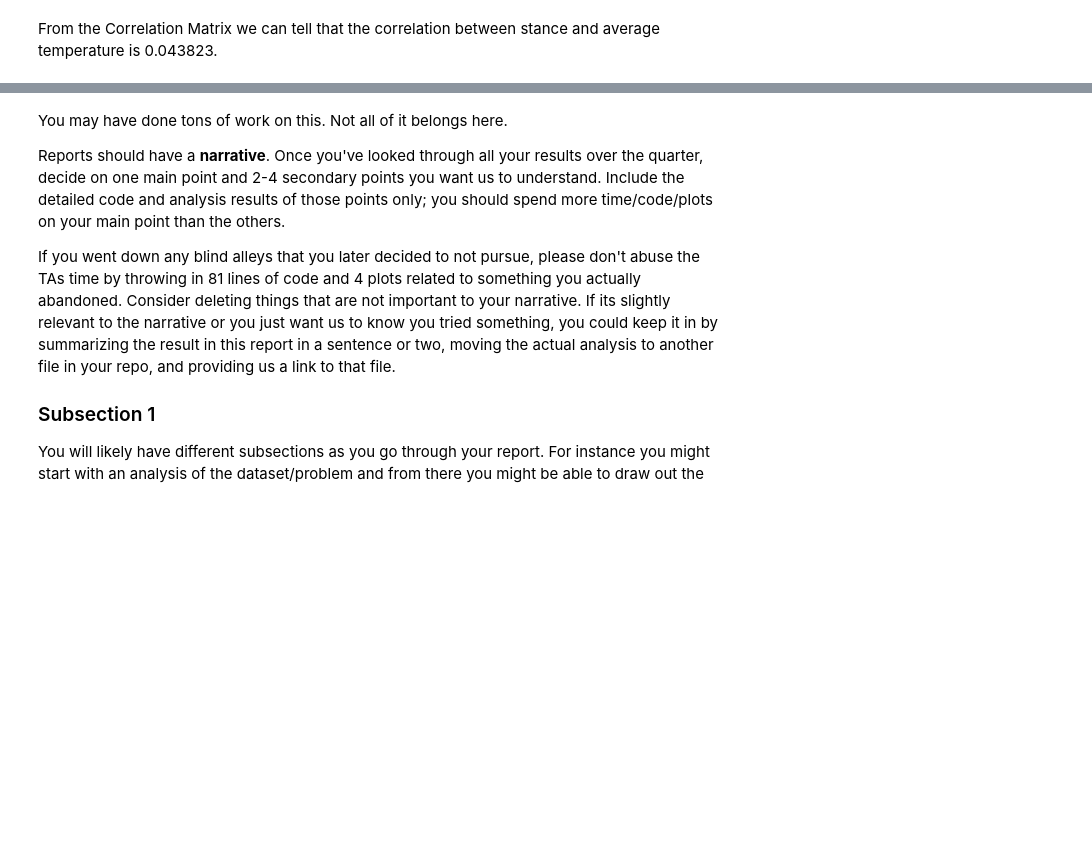
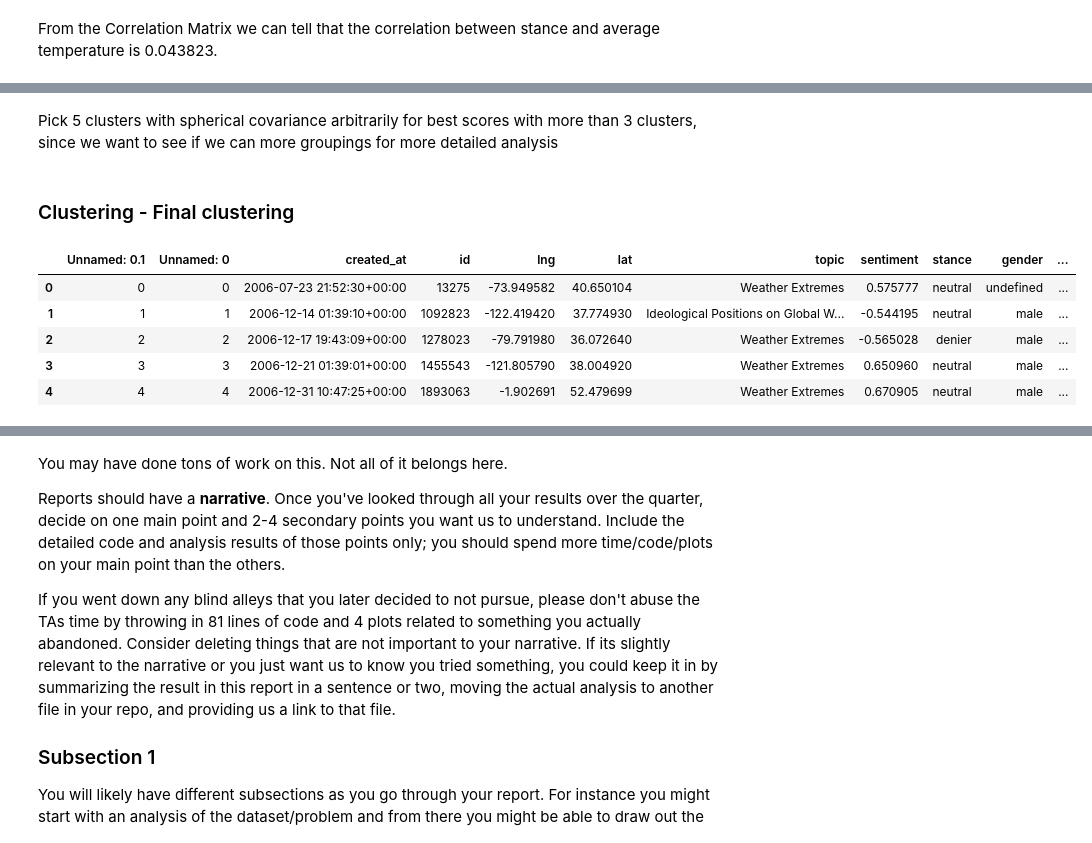
Before and after one commit to Kisha-H/Group-YAQ, a Jupyter notebook: FinalProject_groupXXX.ipynb, the cells around one changed output, grey strips where cells are left out. Cells and saved outputs as stored; diff of their text form; code cells hidden in the pictures; blank space fills up the shorter version.

Commit message:
clustering

```diff
--- a/FinalProject_groupXXX.ipynb
+++ b/FinalProject_groupXXX.ipynb
@@ -219,0 +289,8 @@ From the Correlation Matrix we can tell that the correlation between stance and
+# %%
+pipeline = ColumnTransformer([
+    ('standard_scale', StandardScaler(), ss_columns),
+    ('one_hot', OneHotEncoder(), oh_columns),
+    ('pass_through', 'passthrough', passthrough_columns)
+])
+# %%
+data_preprocessed = pipeline.fit_transform(data)
@@ -219,0 +414,17 @@ From the Correlation Matrix we can tell that the correlation between stance and
+# %% [markdown]
+Pick 5 clusters with spherical covariance arbitrarily for best scores with more than 3 clusters, since we want to see if we can more groupings for more detailed analysis
+# %% [markdown]
+### Clustering - Final clustering
+# %%
+final_model = GaussianMixture(random_state=65, n_components=5, covariance_type='spherical')
+# %%
+data['cluster'] = final_model.fit_predict(data_preprocessed)
+# %%
+data.head()
+# %% [output]
+|  | Unnamed: 0.1 | Unnamed: 0 | created_at | id | lng | lat | topic | sentiment | stance | gender | ... |
+| 0 | 0 | 0 | 2006-07-23 21:52:30+00:00 | 13275 | -73.949582 | 40.650104 | Weather Extremes | 0.575777 | neutral | undefined | ... |
+| 1 | 1 | 1 | 2006-12-14 01:39:10+00:00 | 1092823 | -122.419420 | 37.774930 | Ideological Positions on Global W... | -0.544195 | neutral | male | ... |
+| 2 | 2 | 2 | 2006-12-17 19:43:09+00:00 | 1278023 | -79.791980 | 36.072640 | Weather Extremes | -0.565028 | denier | male | ... |
+| 3 | 3 | 3 | 2006-12-21 01:39:01+00:00 | 1455543 | -121.805790 | 38.004920 | Weather Extremes | 0.650960 | neutral | male | ... |
+| 4 | 4 | 4 | 2006-12-31 10:47:25+00:00 | 1893063 | -1.902691 | 52.479699 | Weather Extremes | 0.670905 | neutral | male | ... |
```
Also changed, not shown: parts of 35 cells of this notebook.
